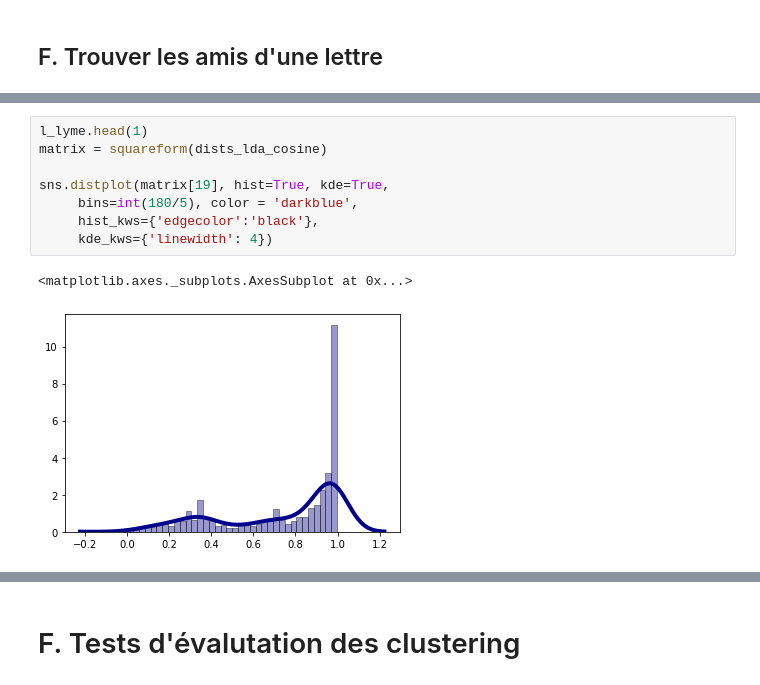
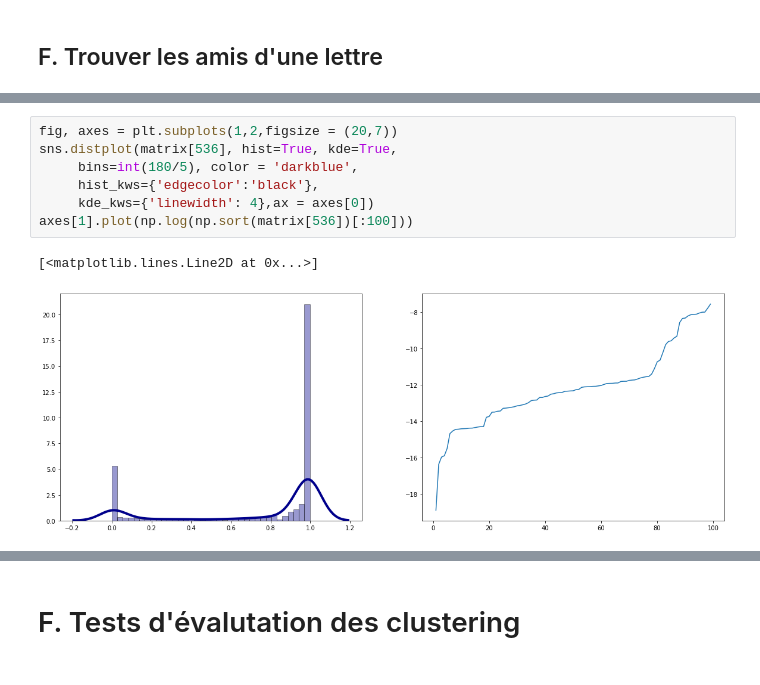
Before and after one commit to AchilleBaucher/confiance_diffusion, a Jupyter notebook: jupyter/clustering.ipynb, the cells around one changed output, grey strips where cells are left out. Saved outputs shown, nothing was run; the diff lists cells and outputs as text.

```diff
--- a/jupyter/clustering.ipynb
+++ b/jupyter/clustering.ipynb
@@ -957,11 +981,10 @@ sns.heatmap(matrix_choisie_nmf,ax = ax, xticklabels=lettres_choisies.titre, ytic
 # %%
-l_lyme.head(1)
-matrix = squareform(dists_lda_cosine)
-
-sns.distplot(matrix[19], hist=True, kde=True,
+fig, axes = plt.subplots(1,2,figsize = (20,7))
+sns.distplot(matrix[536], hist=True, kde=True,
      bins=int(180/5), color = 'darkblue',
      hist_kws={'edgecolor':'black'},
-     kde_kws={'linewidth': 4})
+     kde_kws={'linewidth': 4},ax = axes[0])
+axes[1].plot(np.log(np.sort(matrix[536])[:100]))
 # %% [output]
-<matplotlib.axes._subplots.AxesSubplot at 0x...>
+[<matplotlib.lines.Line2D at 0x...>]
-[figure, old version]
+[figure, new version]
```
Also changed, not shown: parts of 24 cells of this notebook, 1 other file.
